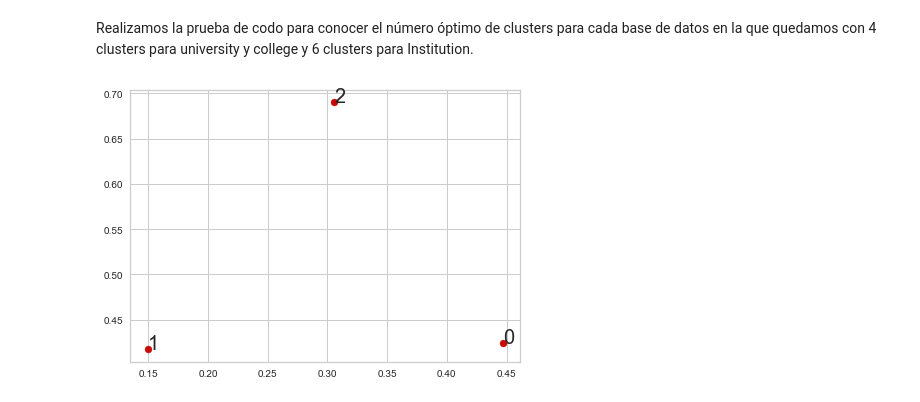
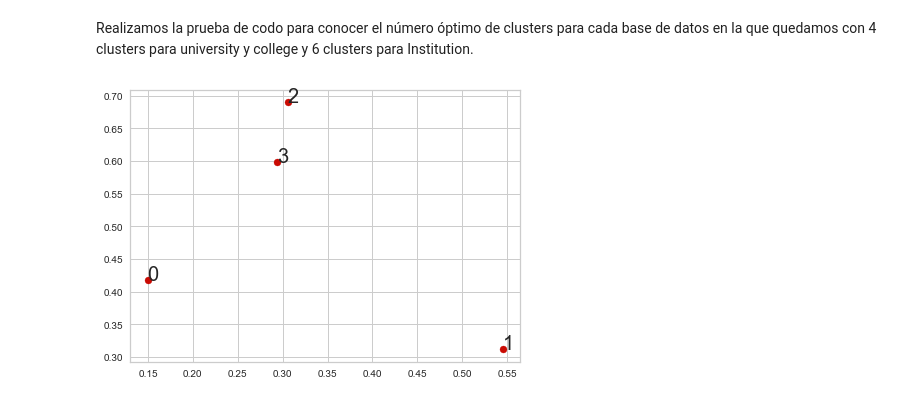
Before and after one commit to acastrillonv/Trabajo-1-TAE, a Jupyter notebook: TrabajoTAE-General.ipynb, the cells around one changed output. Saved outputs shown, nothing was run; the diff lists cells and outputs as text; code cells hidden in the pictures.

```diff
--- a/TrabajoTAE-General.ipynb
+++ b/TrabajoTAE-General.ipynb
@@ -152,17 +152,17 @@ visualizer.show()
 # %% [markdown]
 Realizamos la prueba de codo para conocer el número óptimo de clusters para cada base de datos en la que quedamos con 4 clusters para university y college y 6 clusters para Institution.
 # %%
-kmeans_model_2D = KMeans(n_clusters=3, max_iter=1000).fit(Iesfit)
+kmeans_model_2D = KMeans(n_clusters=4, max_iter=1000).fit(Iesfit)
 labels_2D = kmeans_model_2D.labels_
 centroids_2D = kmeans_model_2D.cluster_centers_
 fig, ax = plt.subplots(figsize=(7, 5))
 
 plt.scatter(centroids_2D[:,0], centroids_2D[:,1], c='r', marker='o')
 
 for i in range(len(centroids_2D)):
     plt.annotate(i, (centroids_2D[i][0], centroids_2D[i][1]), fontsize=20)
 # %% [output]
-[figure, old version]
+[figure, new version]
 # %%
 ies['Nombre Universidad']=nombresIes
 ies['Clasificacion']=labels_2D
```
Also changed, not shown: parts of 3 cells of this notebook.
